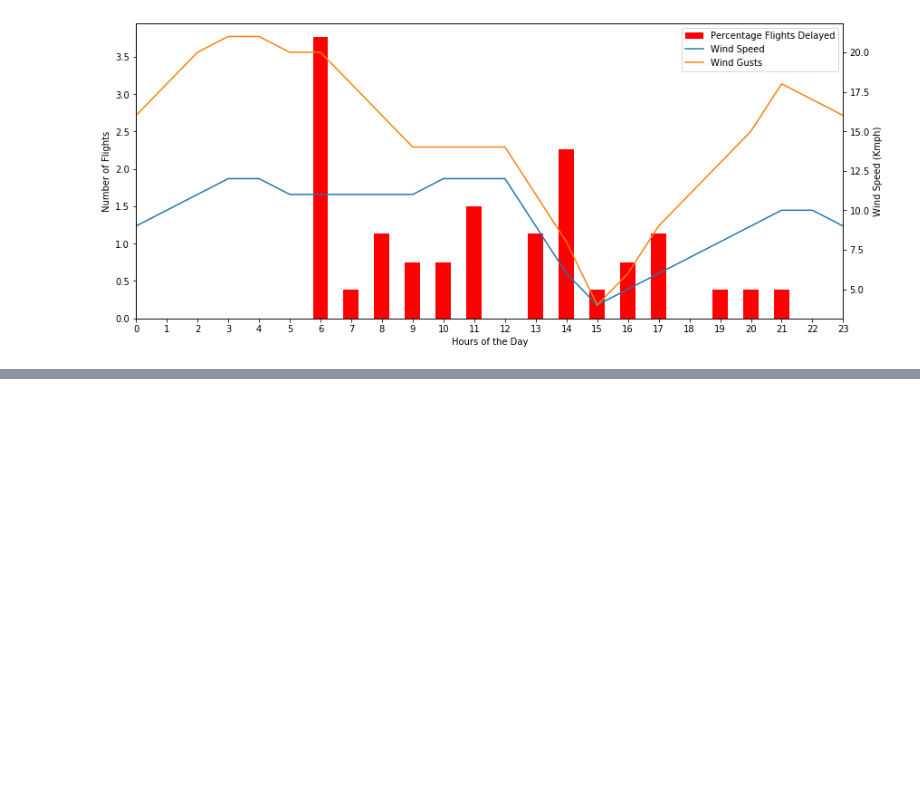
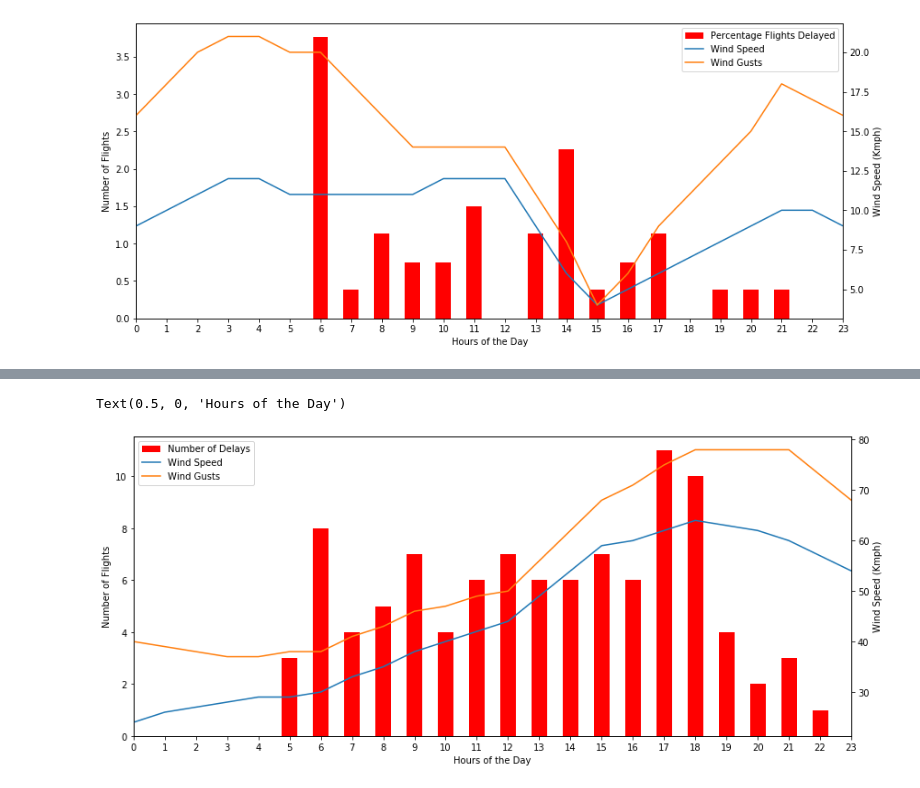
Before and after one commit to RKeenan20/Flight_Data_API_DS_Assignment, a Jupyter notebook: Assignment1_RobertKeenan.ipynb, the cells around one changed output, grey strips where cells are left out. Saved outputs shown, nothing was run; the diff lists cells and outputs as text; code cells hidden in the pictures; blank space fills up the shorter version.

```diff
--- a/Assignment1_RobertKeenan.ipynb
+++ b/Assignment1_RobertKeenan.ipynb
@@ -1605,3 +1608,19 @@ ax1.set_xlabel('Hours of the Day')
 # %% [output]
 Text(0.5, 0, 'Hours of the Day')
 [figure]
+# %%
+#Dublin_brendan_dept
+dublin_jorge = combine_data_frames('Dublin_jorge_dept_29thFeb')
+dublin_jorge = codeshare_flight_deletion(dublin_jorge)
+dublin_jorge.reset_index(drop=True, inplace=True)
+print("Number of Departures after codeshares removed: %d" % (dublin_jorge.shape[0]))
+dublin_jorge= dublin_jorge[dublin_jorge['flight_status'] != 'scheduled']
+dublin_jorge.reset_index(drop=True, inplace=True)
+dublin_jorge = dublin_jorge[['departure.scheduled', 'arrival.airport', 'airline.name', 'departure.delay',\
+                                              'flight_status']]
+dublin_jorge.sort_values(by='departure.scheduled', ascending=True)
+dublin_jorge.reset_index(drop=True,inplace=True)
+
+delays_jorge = dublin_jorge.sort_values(by='departure.scheduled', ascending=True)
+delays_jorge.reset_index(drop=True, inplace=True)
+delays_jorge
@@ -1607,0 +1746,16 @@ Text(0.5, 0, 'Hours of the Day')
+# %%
+weather_storm_jorge_delays = weather_delay_flights(weather_simple_jorge, delays_jorge)
+
+ax1 = weather_storm_jorge_delays['Number of Delays'].plot(kind='bar', color='red' ,figsize=(14,6))
+ax2 = weather_storm_jorge_delays['Wind Speed'].plot(secondary_y=True, ax=ax1)
+ax3 = weather_storm_jorge_delays['Wind Gusts'].plot(secondary_y=True, ax=ax1)
+lines, labels = ax1.get_legend_handles_labels()
+lines2, labels2 = ax2.get_legend_handles_labels()
+lines3, labels3 = ax3.get_legend_handles_labels()
+ax2.legend(lines + lines2, labels + labels2, loc=0)
+ax2.set_ylabel('Wind Speed (Kmph)')
+ax1.set_ylabel('Number of Flights')
+ax1.set_xlabel('Hours of the Day')
+# %% [output]
+Text(0.5, 0, 'Hours of the Day')
+[figure, added]
```
Also changed, not shown: parts of 18 cells of this notebook, 6 other files.
